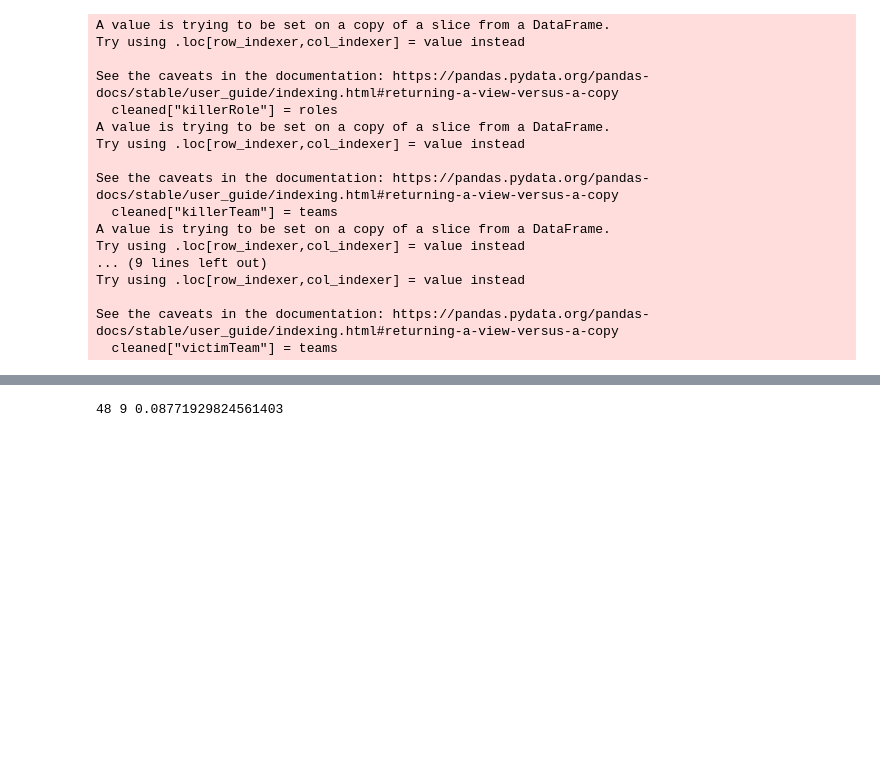
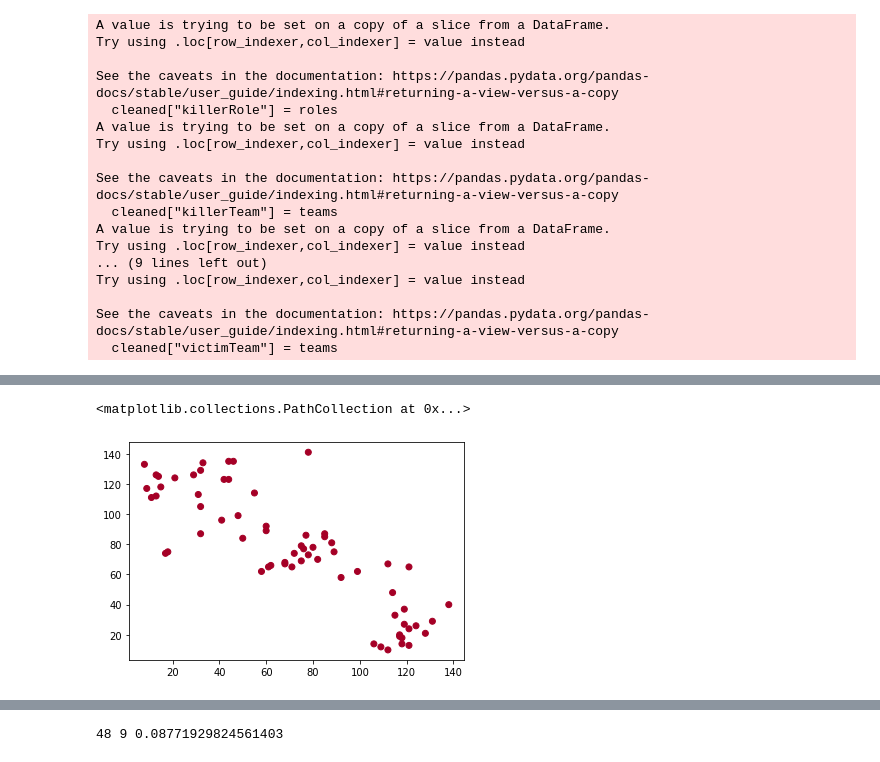
Before and after one commit to chung-ejy/ward, a Jupyter notebook: testing.ipynb, the cells around one changed output, grey strips where cells are left out. Cells and saved outputs as stored; diff of their text form; code cells hidden in the pictures; blank space fills up the shorter version.

```diff
--- a/testing.ipynb
+++ b/testing.ipynb
@@ -156,2 +209,2 @@ cleaned.to_csv("kills")
 # %%
-early_game = cleaned[cleaned["timestamp"]<=300000]
+early_game = cleaned[cleaned["timestamp"]<=600000]
@@ -157,0 +227,12 @@ early_game = cleaned[cleaned["timestamp"]<=300000]
+# %%
+role = "JUNGLE"
+rounding_value = 2
+jungle_path = early_game[(early_game["killerRole"]==role) & (early_game["killerismyteam"]==False)].copy()
+jungle_path["x_rounded"] = [int(x / (10 ** rounding_value)) for x in jungle_path["x"]]
+jungle_path["y_rounded"] = [int(x / (10 ** rounding_value)) for x in jungle_path["y"]]
+summarized = jungle_path.groupby(["x_rounded","y_rounded"]).sum().reset_index()
+# %%
+plt.scatter(summarized["x_rounded"],summarized["y_rounded"],c=summarized["count"],cmap="RdYlGn")
+# %% [output]
+<matplotlib.collections.PathCollection at 0x...>
+[figure, added]
```
Also changed, not shown: parts of 9 cells of this notebook.
